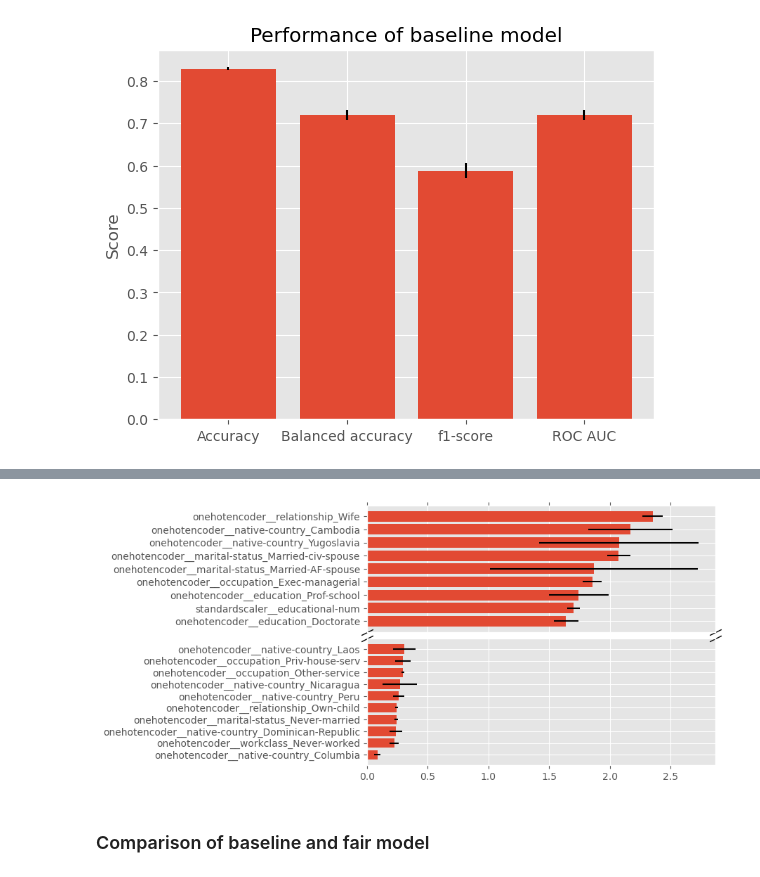
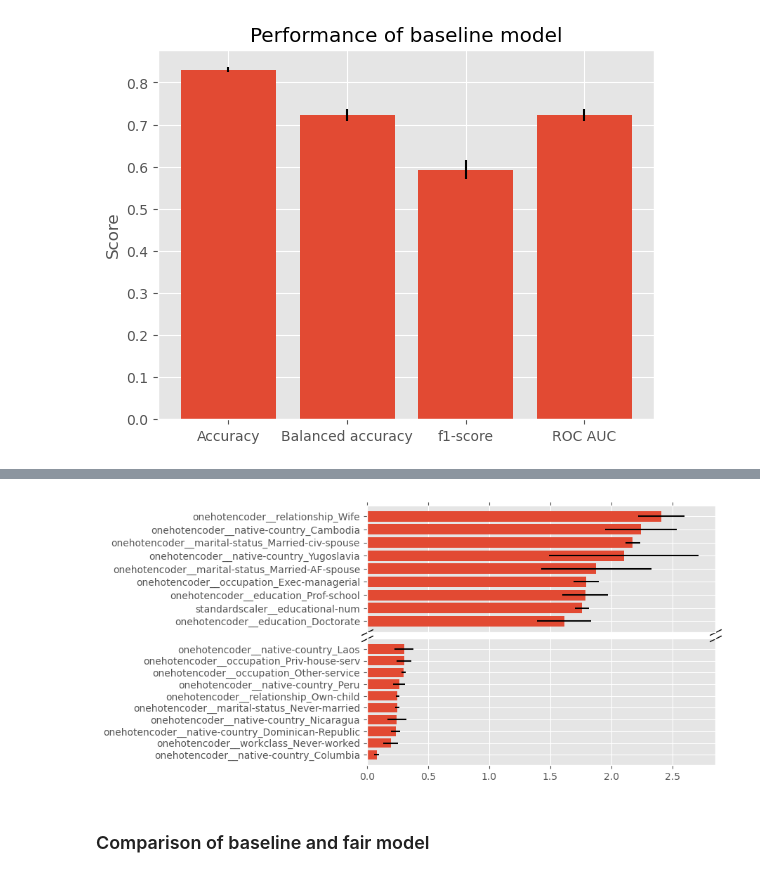
Before and after one commit to Marcus-Friis/afae-exam, a Jupyter notebook: notebook.ipynb, the cells around one changed output, grey strips where cells are left out. Drawn from its saved outputs; the diff is of its cells as text; code cells hidden in the pictures.

```diff
--- a/notebook.ipynb
+++ b/notebook.ipynb
@@ -140,7 +149,7 @@ class KfoldTracker:
 # %%
 tracker_base = KfoldTracker()
 
-n_splits = 5
+n_splits = 10
 splits = KFold(n_splits=n_splits, shuffle=True, random_state=42)
 for fold, (train_idx, val_idx) in enumerate(splits.split(income_train)):
     train = income_train.iloc[train_idx]
@@ -385,8 +403,8 @@ Text(0, 0.5, 'Score')
 # %%
-feature_importances_fair = tracker_fair.get_mean_feature_importance()
-fig, (ax1, ax2) = plot_feature_importance(feature_importances_fair)
+feature_importance_fair = tracker_fair.get_mean_feature_importance()
+fig, (ax1, ax2) = plot_feature_importance(feature_importance_fair)
 # %% [output]
-[figure, old version]
+[figure, new version]
 # %% [markdown]
 ### Comparison of baseline and fair model
 # %%
```
Also changed, not shown: parts of 20 cells of this notebook.
